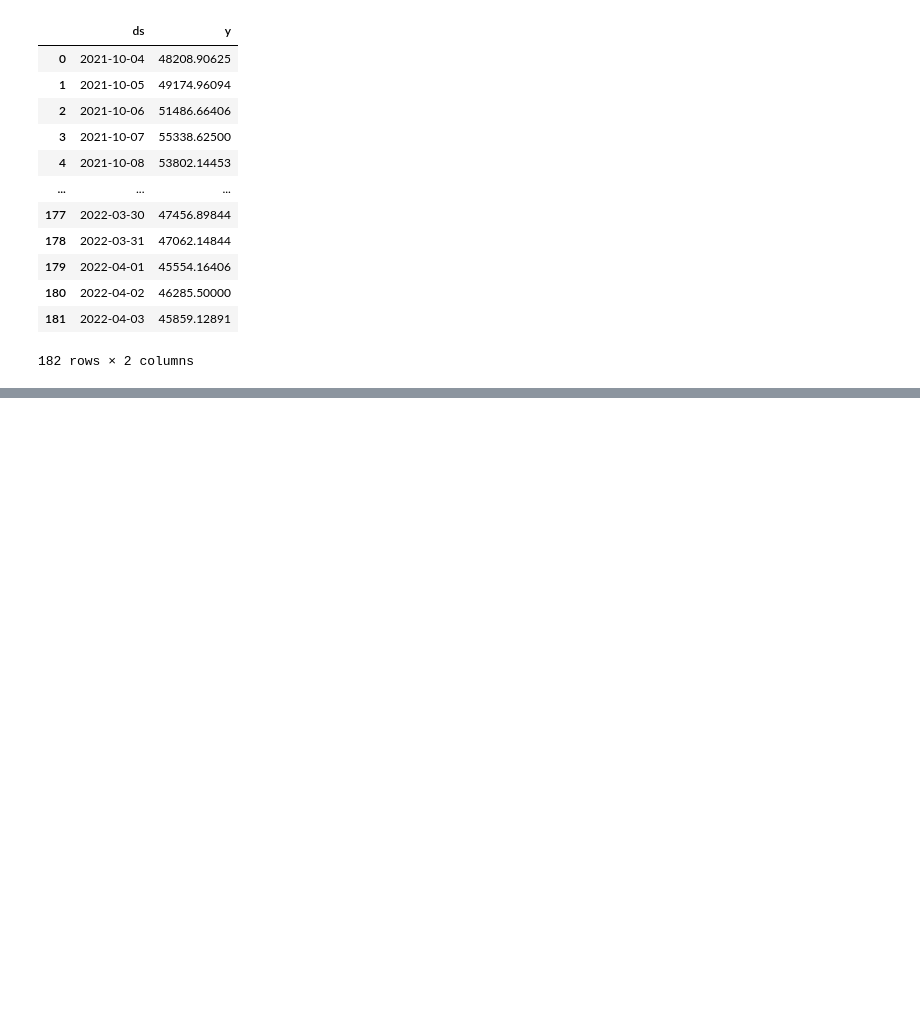
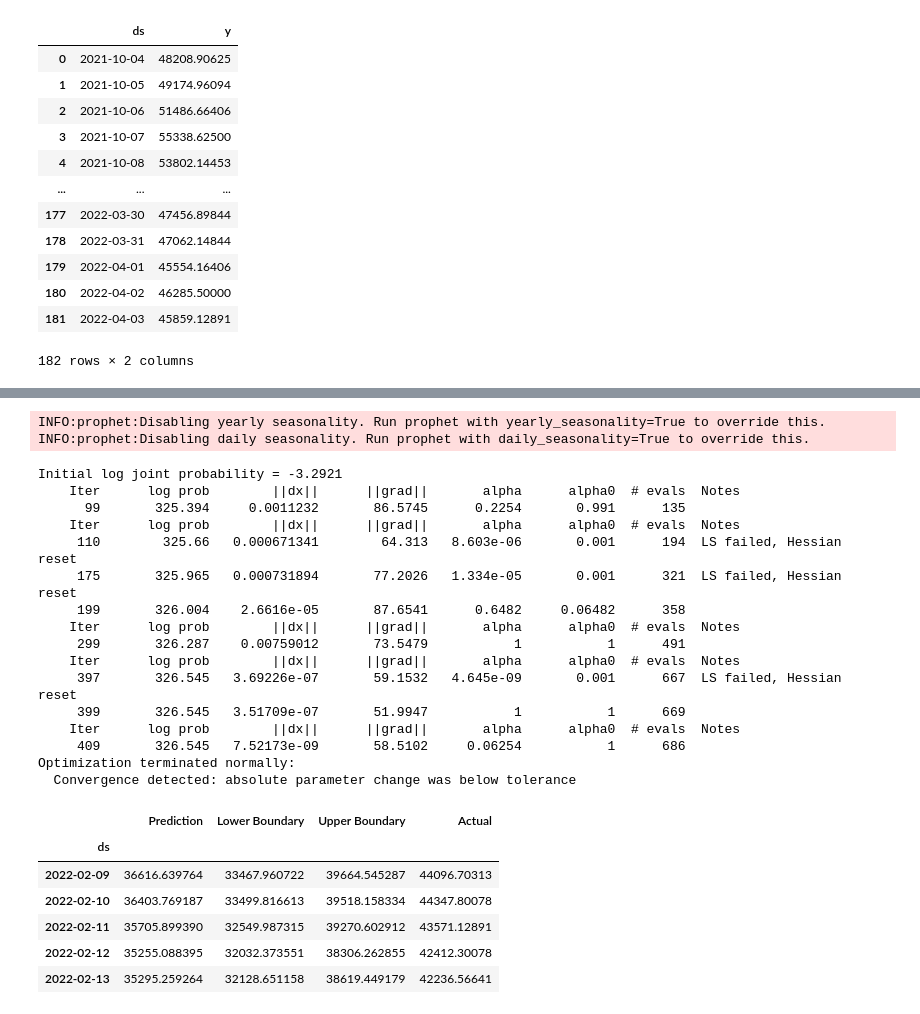
Before and after one commit to Ericwynnus/Project-2, a Jupyter notebook: App/Prophet_Model.ipynb, the cells around one changed output, grey strips where cells are left out. Saved outputs shown, nothing was run; the diff lists cells and outputs as text; code cells hidden in the pictures; blank space fills up the shorter version.

```diff
--- a/App/Prophet_Model.ipynb
+++ b/App/Prophet_Model.ipynb
@@ -26,9 +27,11 @@ bitcoin_df
 | 181 | 2022-04-03 | 45859.12891 |
 182 rows × 2 columns
 # %%
-# Create Train/Test Data
+# Create Train Data
 train_df = bitcoin_df[(bitcoin_df['ds'] <= '2022-02-08')]
+
+# Create Test Data and format for Results DataFrame
 test_df = bitcoin_df[(bitcoin_df['ds'] > '2022-02-08')]
-
-train_df.dtypes
+test_df = test_df.set_index('ds')
+test_df.shape
 # %% [output]
@@ -45,0 +49,37 @@ AttributeError: 'Series' object has no attribute 'nonzero'
+# %%
+# Instantiate Prophet and fit training model
+m = Prophet()
+m.fit(train_df)
+future = m.make_future_dataframe(periods=54) # There are 54 rows in the test data
+prediction = m.predict(future)
+results = prediction[['ds', 'yhat', 'yhat_lower', 'yhat_upper']]
+formatted_results = results.set_index('ds')
+formatted_results = pd.concat([formatted_results, test_df], axis=1, join="inner")
+formatted_results = formatted_results.rename(columns={'yhat':'Prediction', 'yhat_lower':'Lower Boundary', 'yhat_upper':'Upper Boundary', 'y':'Actual'})
+formatted_results.head()
+# %% [output]
+INFO:prophet:Disabling yearly seasonality. Run prophet with yearly_seasonality=True to override this.
+INFO:prophet:Disabling daily seasonality. Run prophet with daily_seasonality=True to override this.
+Initial log joint probability = -3.2921
+    Iter      log prob        ||dx||      ||grad||       alpha      alpha0  # evals  Notes
+      99       325.394     0.0011232       86.5745      0.2254       0.991      135
+    Iter      log prob        ||dx||      ||grad||       alpha      alpha0  # evals  Notes
+     110        325.66   0.000671341        64.313   8.603e-06       0.001      194  LS failed, Hessian reset
+     175       325.965   0.000731894       77.2026   1.334e-05       0.001      321  LS failed, Hessian reset
+     199       326.004    2.6616e-05       87.6541      0.6482     0.06482      358
+    Iter      log prob        ||dx||      ||grad||       alpha      alpha0  # evals  Notes
+     299       326.287    0.00759012       73.5479           1           1      491
+    Iter      log prob        ||dx||      ||grad||       alpha      alpha0  # evals  Notes
+     397       326.545   3.69226e-07       59.1532   4.645e-09       0.001      667  LS failed, Hessian reset
+     399       326.545   3.51709e-07       51.9947           1           1      669
+    Iter      log prob        ||dx||      ||grad||       alpha      alpha0  # evals  Notes
+     409       326.545   7.52173e-09       58.5102     0.06254           1      686
+Optimization terminated normally:
+  Convergence detected: absolute parameter change was below tolerance
+|  | Prediction | Lower Boundary | Upper Boundary | Actual |
+| ds |  |  |  |  |
+| 2022-02-09 | 36616.639764 | 33467.960722 | 39664.545287 | 44096.70313 |
+| 2022-02-10 | 36403.769187 | 33499.816613 | 39518.158334 | 44347.80078 |
+| 2022-02-11 | 35705.899390 | 32549.987315 | 39270.602912 | 43571.12891 |
+| 2022-02-12 | 35255.088395 | 32032.373551 | 38306.262855 | 42412.30078 |
+| 2022-02-13 | 35295.259264 | 32128.651158 | 38619.449179 | 42236.56641 |
```
Also changed, not shown: parts of 5 cells of this notebook.
